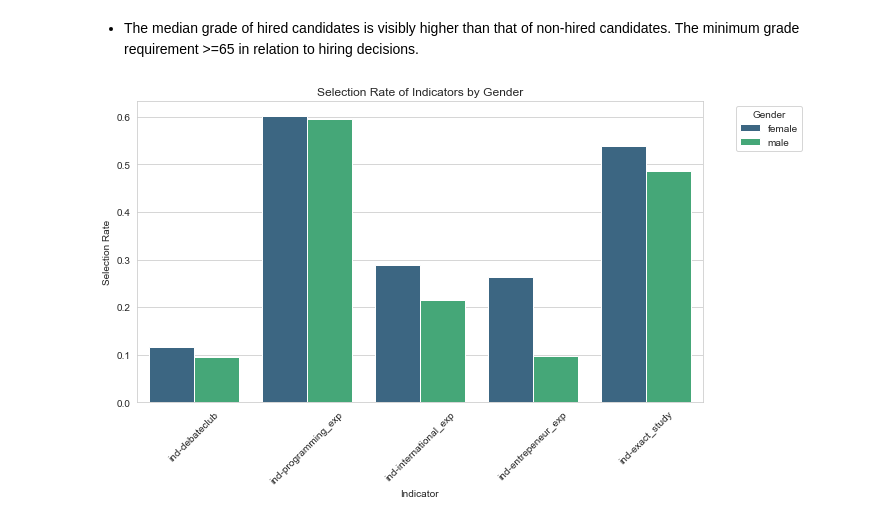
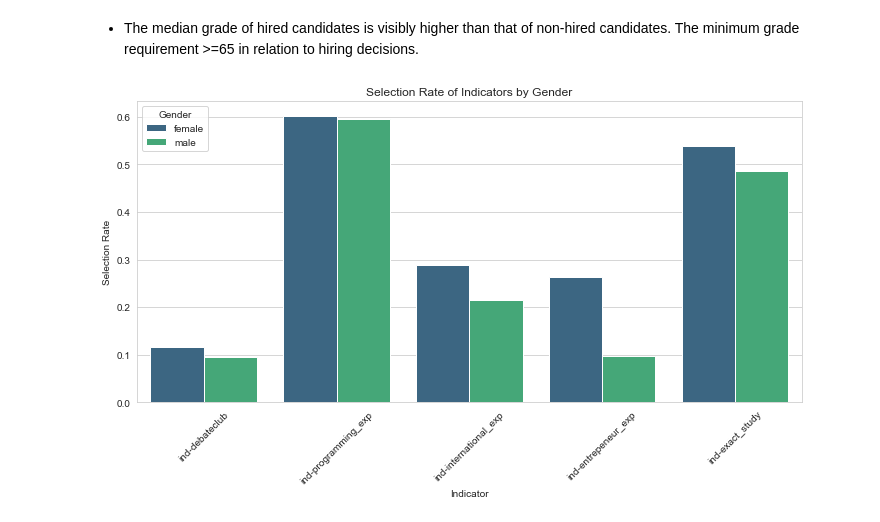
Before and after one commit to kwah-space/IDS-draft, a Jupyter notebook: A3 model.ipynb, the cells around one changed output. Saved outputs shown, nothing was run; the diff lists cells and outputs as text; code cells hidden in the pictures.

```diff
--- a/A3 model.ipynb
+++ b/A3 model.ipynb
@@ -122,35 +122,32 @@ plt.show()
 # %% [markdown]
 - The median grade of hired candidates is visibly higher than that of non-hired candidates. The minimum grade requirement >=65 in relation to hiring decisions.
 # %%
-# Filter data for specified indicators and genders
-filtered_data = D_data[D_data['gender'].isin(['female', 'male'])]
+gender_data = D_data[D_data['gender'].isin(['female', 'male'])]
 
-# Indicators of interest
 indicators = [
     'ind-debateclub',
     'ind-programming_exp',
     'ind-international_exp',
     'ind-entrepeneur_exp',
     'ind-exact_study'
 ]
 
 # Calculate selection rates for each indicator and gender
 selection_rates_gender = pd.DataFrame()
 
 for ind in indicators:
-    rates = filtered_data[filtered_data[ind] == True].groupby('gender')['decision'].mean().reset_index()
+    rates = gender_data[gender_data[ind] == True].groupby('gender')['decision'].mean().reset_index()
     rates['indicator'] = ind
     selection_rates_gender = pd.concat([selection_rates_gender, rates], axis=0)
 
-# Bar chart to visualize selection rates of indicators with gender
 plt.figure(figsize=(10, 6))
 sns.barplot(data=selection_rates_gender, x='indicator', y='decision', hue='gender', palette="viridis", ci=None)
 plt.title('Selection Rate of Indicators by Gender')
 plt.xlabel('Indicator')
 plt.ylabel('Selection Rate')
 plt.xticks(rotation=45)
-plt.legend(title='Gender', bbox_to_anchor=(1.05, 1), loc='upper left')
+plt.legend(title='Gender')
 plt.tight_layout()
 plt.show()
 # %% [output]
-[figure, old version]
+[figure, new version]
```
Also changed, not shown: parts of 21 cells of this notebook, 1 other file.
